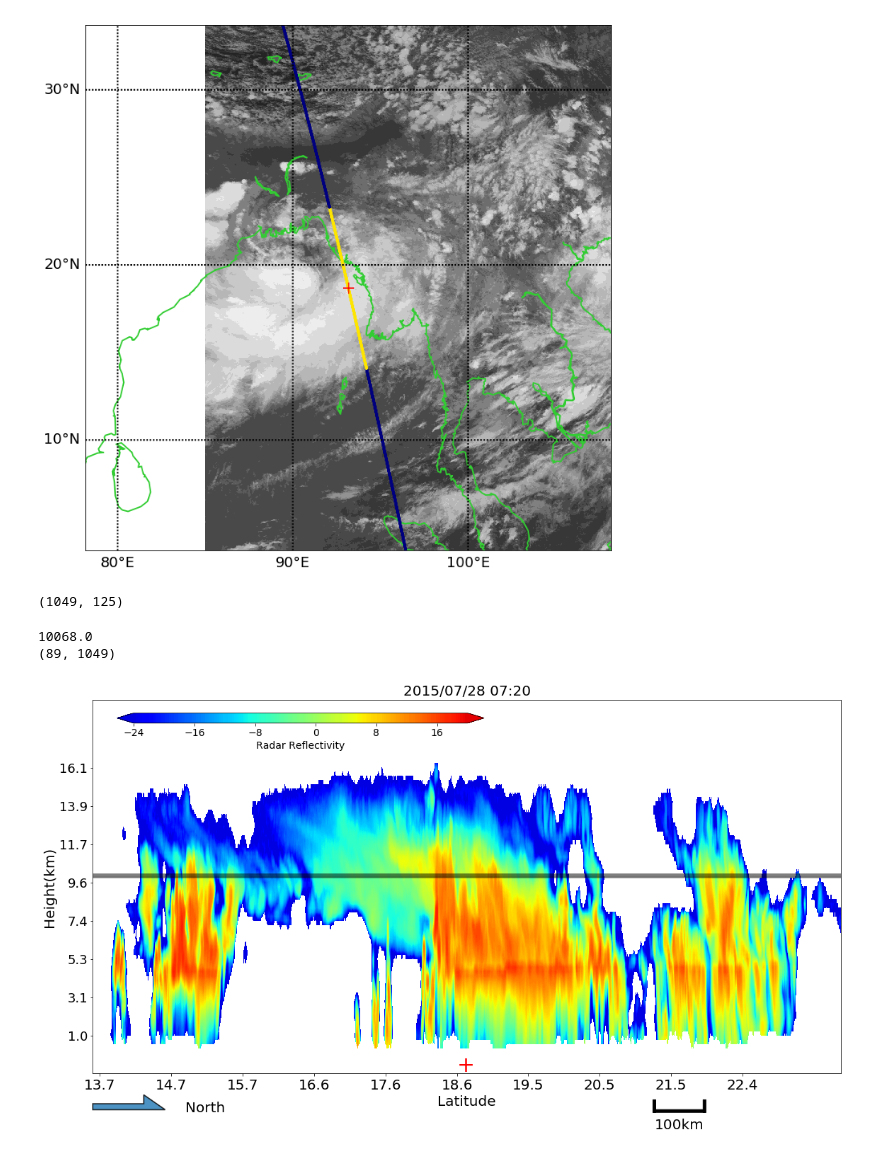
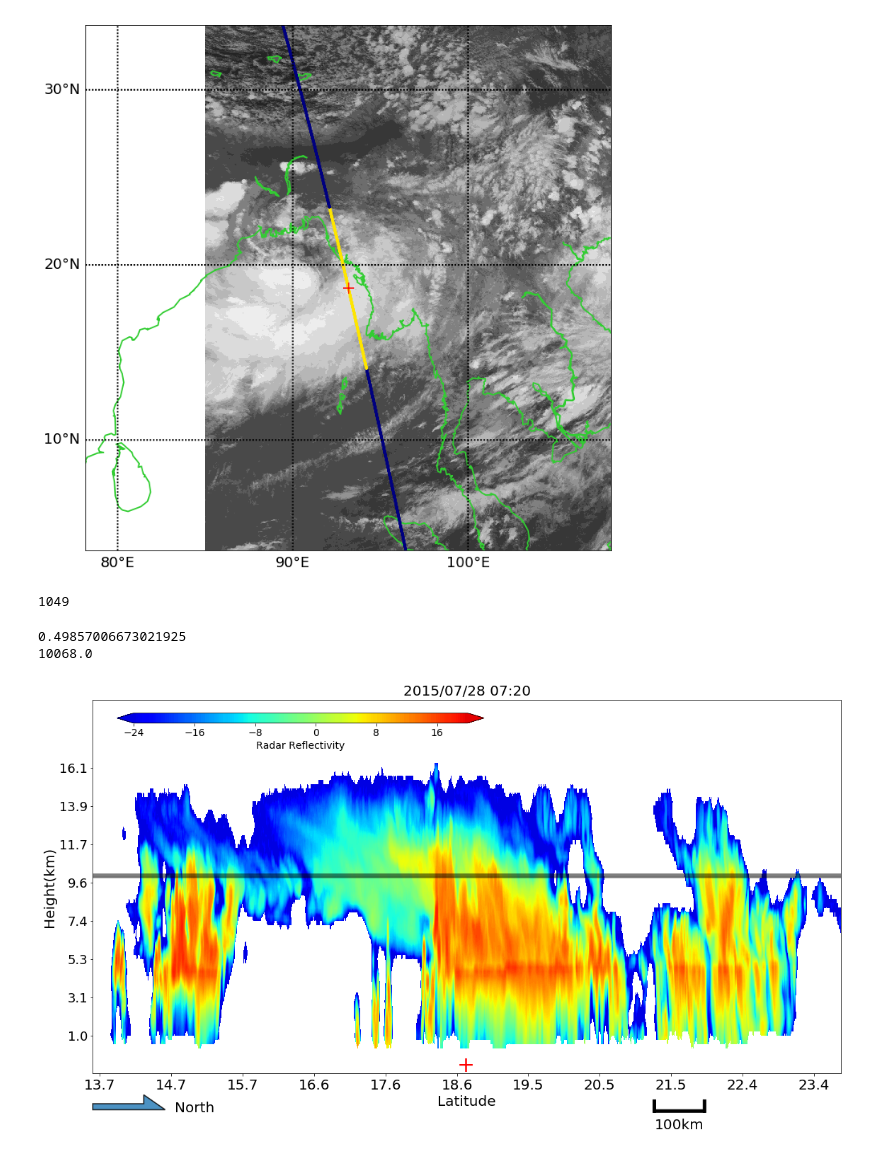
Before and after one commit to jerryjerry9/cloudsat_quicklook_tool, a Jupyter notebook: Cloudsat_quicklook_tool_with_himarwari.ipynb, the cells around one changed output. Drawn from its saved outputs; the diff is of its cells as text; code cells hidden in the pictures.

```diff
--- a/Cloudsat_quicklook_tool_with_himarwari.ipynb
+++ b/Cloudsat_quicklook_tool_with_himarwari.ipynb
@@ -417,7 +423,8 @@ plt.tight_layout()
 # %% [output]
 [figure]
 # %%
-print(event_Reflectivity.shape)
+event_len=event_Reflectivity.shape
+print(event_len[0])
 Ref= event_Reflectivity[:,:].T
 r_Ref = Ref[::-1]
 c_mask=event_cloud_mask[:,:].T
@@ -428,7 +435,7 @@ ref_height=np.mean(r_Hef,axis=1)
 ref_height=np.around(ref_height)
 event_lat = np.around(event_lat,decimals=1)
 # %% [output]
-(1049, 125)
+1049
 # %%
 cmap = mpl.cm.jet(np.linspace(0,1,170))
 cmap = mpl.colors.ListedColormap(cmap[15:155])
@@ -437,21 +444,19 @@ cmap = mpl.colors.ListedColormap(cmap[15:155])
 index = (np.abs(forcen_lat-cen_lat)).argmin()
 cloud_geo = index/(edge2-edge1+(outbond*2))
 index_height = (np.abs(ref_height[:,]-10000)).argmin()
-
+print(cloud_geo)
 print(ref_height[62])
 aaaa=ref_height[16:105]
-print(y_values.shape)
+#print(y_values.shape)
 index_height = (np.abs(aaaa-10000)).argmin()
-test=np.zeros((89,1049))
-test[0:index_height+1,:]=1
+ten_height_mask=np.zeros((89,event_len[0]))
+ten_height_mask[0:index_height+1,:]=1
 # %% [output]
+0.49857006673021925
 10068.0
-(89, 1049)
 # %%
-#雷達回波 plot
+#cloud object ref plot
 fig = plt.figure(figsize=(16,9))
-#a = np.array([[-25:20,2]])
-#print(a)
 levels = np.linspace(-24,20,150)
 
 #norm = cs.BoundaryNorm(a[0], len(a[0])-1)
@@ -459,50 +464,46 @@ y_values = np.ma.array(r_Ref[16:105,:])
 mask=np.ma.array(r_c_mask[16:105,:])
 #mask values below a certain threshold
 y_values_masked = np.ma.masked_where(mask < 20 , y_values)
-plt.contour(test,colors='k',linewidths=0.5)
+plt.contour(ten_height_mask,colors='k',linewidths=0.5)
 plt.contourf(y_values_masked,levels=levels,cmap=cmap,extend='both')
 
-#plt.scatter(500, 2,marker='+',s=180 , color='red', zorder=2)
-#plt.clim(-25, 20);
-
-
-####比例尺設定
+####ratio setting
 scale_100km=71.43
 spost=0.75
 elen=71.43/(edge2-edge1+(outbond*2))
 bopost=elen/130
 bot=-.1
 plt.annotate('100km', xy=(spost+elen/2, -.12),xycoords='axes fraction',fontsize=20, ha="center", va="top")
 plt.annotate('', xy=(spost, bot),xycoords='axes fraction',xytext=(spost+elen, bot),fontsize=50, arrowprops=dict(width=4,headwidth=0,headlength=0.00001, color='k'))
 plt.annotate('', xy=(spost+bopost,bot-0.0042),xycoords='axes fraction',xytext=(spost+bopost, bot+0.03),fontsize=50, arrowprops=dict(width=4,headwidth=0,headlength=0.00001, color='k'))
 plt.annotate('', xy=(spost+elen-bopost, bot-0.0042),xycoords='axes fraction',xytext=(spost+elen-bopost, bot+0.03),fontsize=50, arrowprops=dict(width=4,headwidth=0,headlength=0.00001, color='k'))
-####方向指示
+####track direction
 plt.arrow(0,-8.5,scale_100km,0,width=2.8,shape='right' ,linewidth=1.7,head_length=30,head_width=7,alpha=0.8,clip_on=False)
-plt.annotate('North', xy=(0.15, -.075),xycoords='axes fraction',fontsize=20, ha="center", va="top")
+plt.annotate('North', xy=(elen*2, -.075),xycoords='axes fraction',fontsize=20, ha="center", va="top")
 
 ####cloud features
 #plt.annotate('', xy=(0, bot),xycoords='axes fraction',xytext=(spost+elen, bot),fontsize=50, arrowprops=dict(width=4,headwidth=0,headlength=0.00001, color='k'))
 plt.annotate('+', xy=(cloud_geo, 0.05),xycoords='axes fraction',color='red',fontsize=30, ha="center", va="top")
 ####
 
 plt.title(titlename,size=20)
-#XY軸設定指令
+#XY axis setting
 aa=np.around(ref_height[24:95:9,]/1000,1)
 plt.yticks(np.arange(9,75,step=9), aa)
 ##
-plt.xticks(np.arange(10,950,step=100), (event_lat[10:950:100,0]))
+plt.xticks(np.arange(10,event_len[0],step=100), (event_lat[10:event_len[0]:100,0]))
 ##
 plt.tick_params(axis="x", labelsize=20)
 plt.tick_params(axis="y", labelsize=18)
 plt.ylabel('Height(km)',color='k',fontsize=20)
 plt.xlabel('Latitude',color='k',fontsize=20)
 cax = fig.add_axes([0.1, 0.9, 0.45, 0.022])
 v = np.linspace(-24,16,6)
 cb = plt.colorbar(cax=cax,aspect=10,ticks=v,orientation='horizontal')
 cb.ax.tick_params(labelsize=14)
 cb.set_label('Radar Reflectivity', size=14)
 
 plt.tight_layout()
-#plt.savefig('121addscale_sample_type0_9057.pdf')
+plt.savefig('test_sample_coast.png',dpi=250)
 # %% [output]
-[figure, old version]
+[figure, new version]
```
Also changed, not shown: parts of 25 cells of this notebook.
